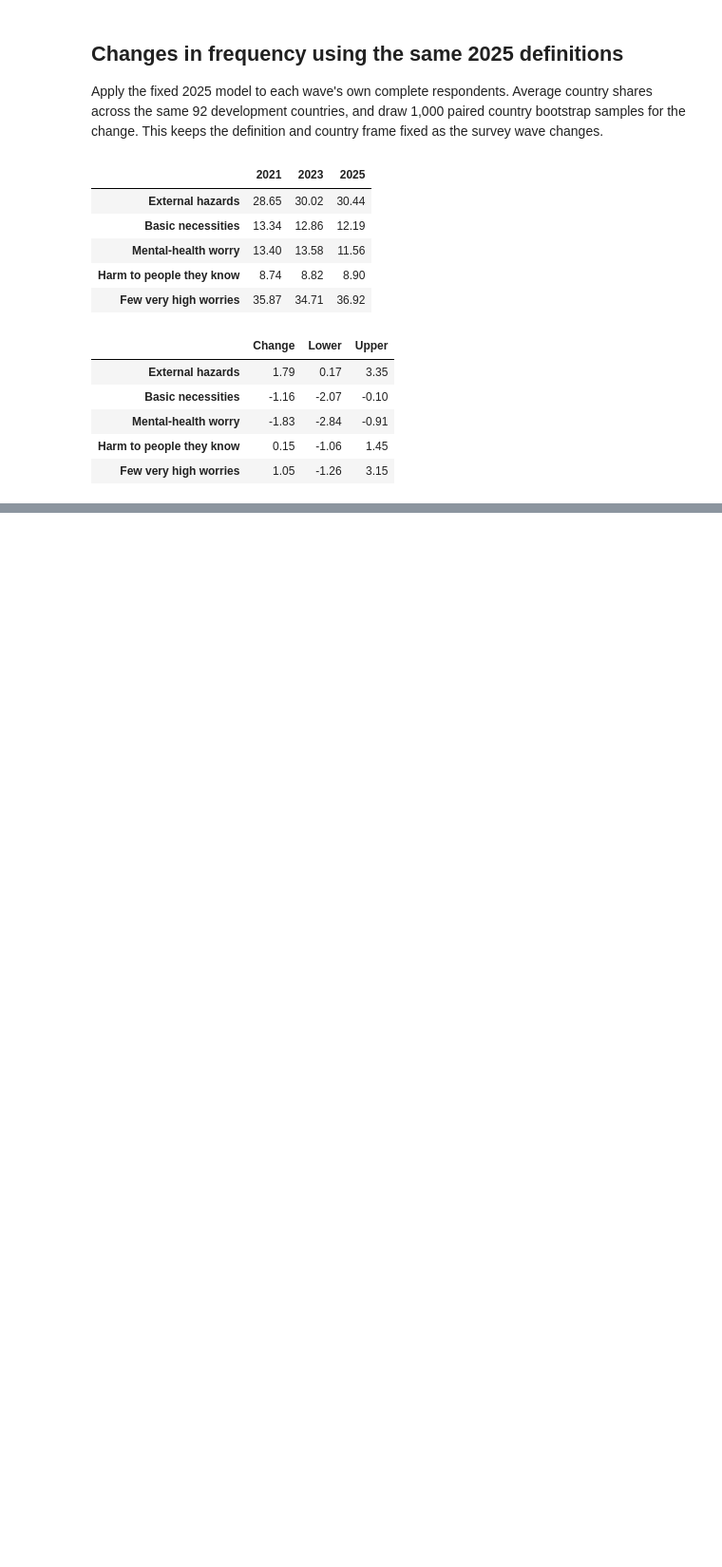
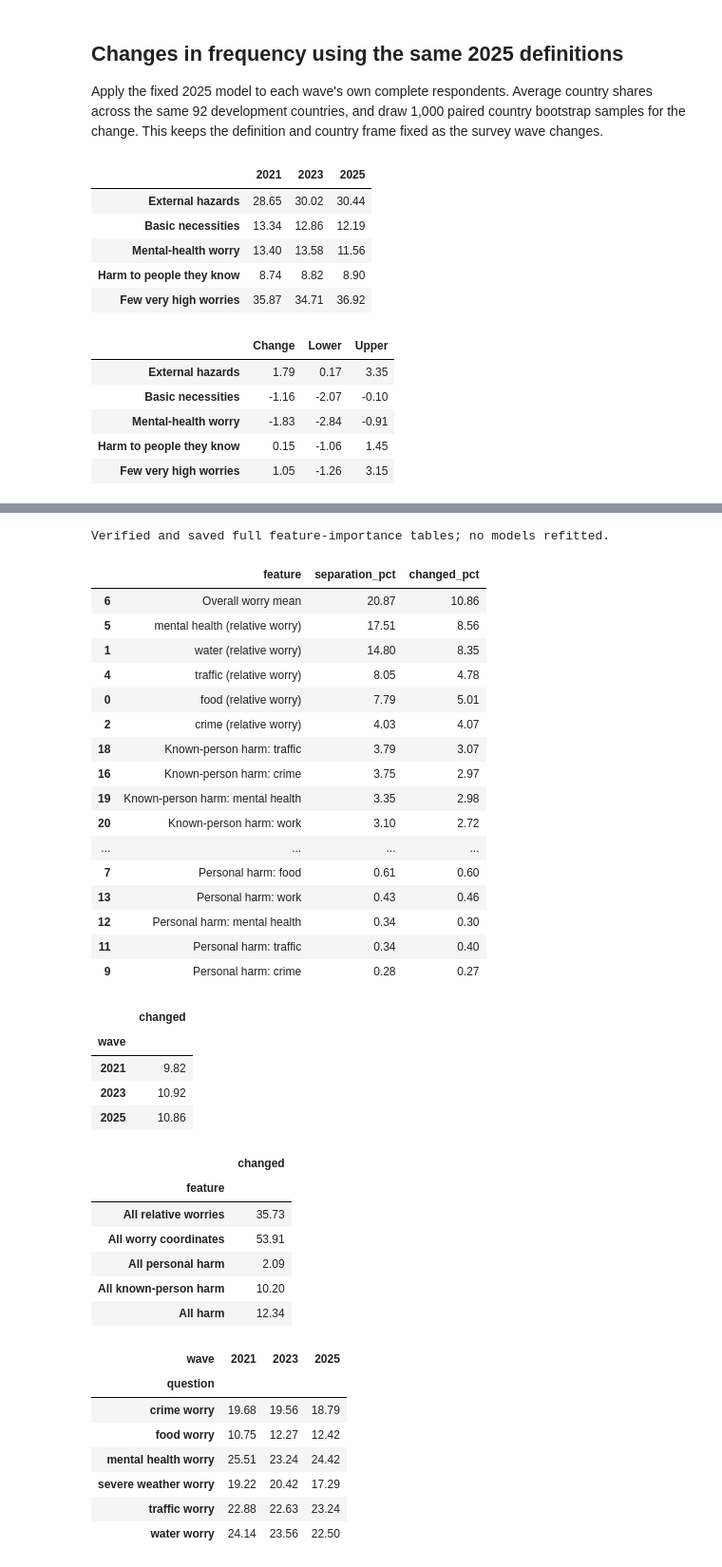
Before and after one commit to ionpetre/WRP-dataset, a Jupyter notebook: paper/wrp_shared_five_clusters.ipynb, the cells around one changed output, grey strips where cells are left out. Shown at 95% size. Saved outputs shown, nothing was run; the diff lists cells and outputs as text; code cells hidden in the pictures; blank space fills up the shorter version.

Commit message:
feature importance added

```diff
--- a/paper/wrp_shared_five_clusters.ipynb
+++ b/paper/wrp_shared_five_clusters.ipynb
@@ -419,0 +574,59 @@ display(pd.DataFrame({'Change':changes.mean(0),'Lower':bounds[0],'Upper':bounds[
+# %%
+FI_ASSETS=ASSETS
+fi_manifest=json.loads((FI_ASSETS/'feature_importance_manifest.json').read_text())
+for filename,expected in fi_manifest['files_sha256'].items():
+    assert hashlib.sha256((FI_ASSETS/filename).read_bytes()).hexdigest()==expected
+fi_models={}
+for y in [2021,2023,2025]:
+    a=evidence[f'native_{y}_answers'];X=fi_full_geometry(a)
+    fi_models['full',y]=dict(family='full',wave=y,answers=a,weights=evidence[f'native_{y}_mass'],X=X,
+        centres=evidence[f'{y}_centres'],groups=evidence[f'{y}_centre_to_cluster'],labels=evidence[f'native_{y}_labels'],k=5)
+fi_tables=fi_inspect(fi_models)
+fi_check_and_save(fi_tables,'full')
+fi_s=fi_tables['separation'];fi_o=fi_tables['omissions']
+fi_display=fi_s[fi_s.wave.eq(2025)].merge(fi_o[fi_o.wave.eq(2025)&fi_o.kind.eq('coordinate')],on=['family','wave','feature'])
+fi_display['separation_pct']=100*fi_display.separation_share;fi_display['changed_pct']=100*fi_display.changed
+display(fi_display[['feature','separation_pct','changed_pct']].sort_values('separation_pct',ascending=False).round(2))
+display(fi_o[fi_o.feature.eq('Overall worry mean')][['wave','changed']].set_index('wave').mul(100).round(2))
+display(fi_o[fi_o.wave.eq(2025)&fi_o.kind.eq('block')][['feature','changed']].set_index('feature').mul(100).round(2))
+fi_q=fi_tables['questions']
+display(fi_q[fi_q.kind.eq('original worry question')].pivot(index='question',columns='wave',values='expected_changed').mul(100).round(2))
+# %% [output]
+Verified and saved full feature-importance tables; no models refitted.
+|  | feature | separation_pct | changed_pct |
+| 6 | Overall worry mean | 20.87 | 10.86 |
+| 5 | mental health (relative worry) | 17.51 | 8.56 |
+| 1 | water (relative worry) | 14.80 | 8.35 |
+| 4 | traffic (relative worry) | 8.05 | 4.78 |
+| 0 | food (relative worry) | 7.79 | 5.01 |
+| 2 | crime (relative worry) | 4.03 | 4.07 |
+| 18 | Known-person harm: traffic | 3.79 | 3.07 |
+| 16 | Known-person harm: crime | 3.75 | 2.97 |
+| 19 | Known-person harm: mental health | 3.35 | 2.98 |
+| 20 | Known-person harm: work | 3.10 | 2.72 |
+| ... | ... | ... | ... |
+| 7 | Personal harm: food | 0.61 | 0.60 |
+| 13 | Personal harm: work | 0.43 | 0.46 |
+| 12 | Personal harm: mental health | 0.34 | 0.30 |
+| 11 | Personal harm: traffic | 0.34 | 0.40 |
+| 9 | Personal harm: crime | 0.28 | 0.27 |
+|  | changed |
+| wave |  |
+| 2021 | 9.82 |
+| 2023 | 10.92 |
+| 2025 | 10.86 |
+|  | changed |
+| feature |  |
+| All relative worries | 35.73 |
+| All worry coordinates | 53.91 |
+| All personal harm | 2.09 |
+| All known-person harm | 10.20 |
+| All harm | 12.34 |
+| wave | 2021 | 2023 | 2025 |
+| question |  |  |  |
+| crime worry | 19.68 | 19.56 | 18.79 |
+| food worry | 10.75 | 12.27 | 12.42 |
+| mental health worry | 25.51 | 23.24 | 24.42 |
+| severe weather worry | 19.22 | 20.42 | 17.29 |
+| traffic worry | 22.88 | 22.63 | 23.24 |
+| water worry | 24.14 | 23.56 | 22.50 |
```
Also changed, not shown: parts of 4 cells of this notebook, 26 other files.
